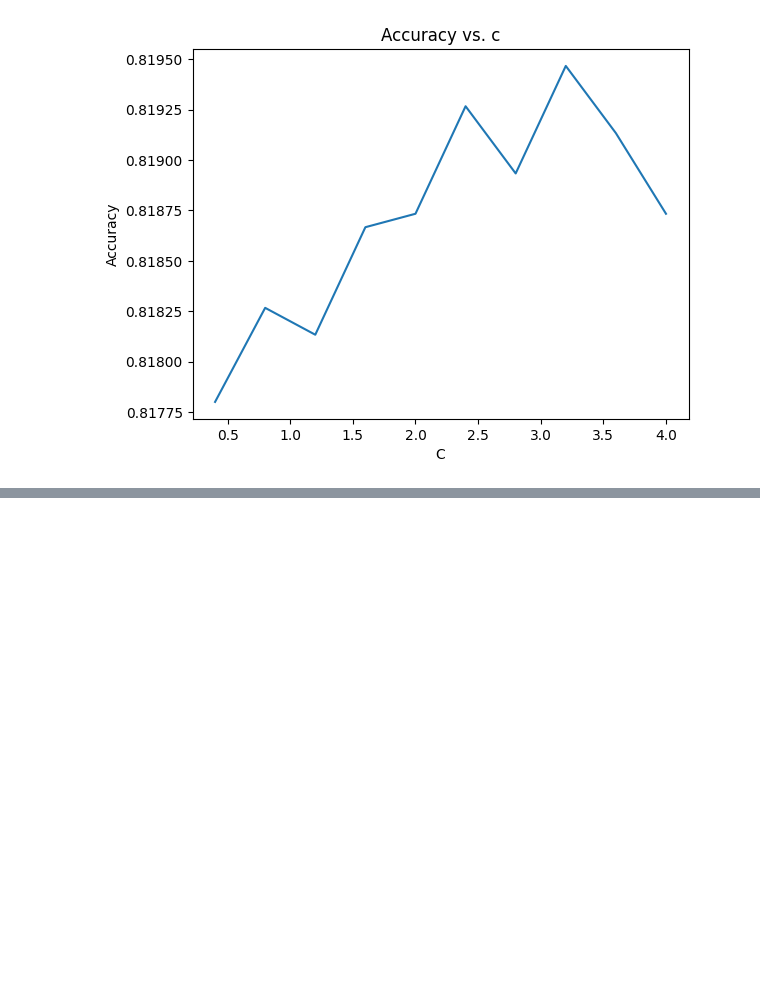
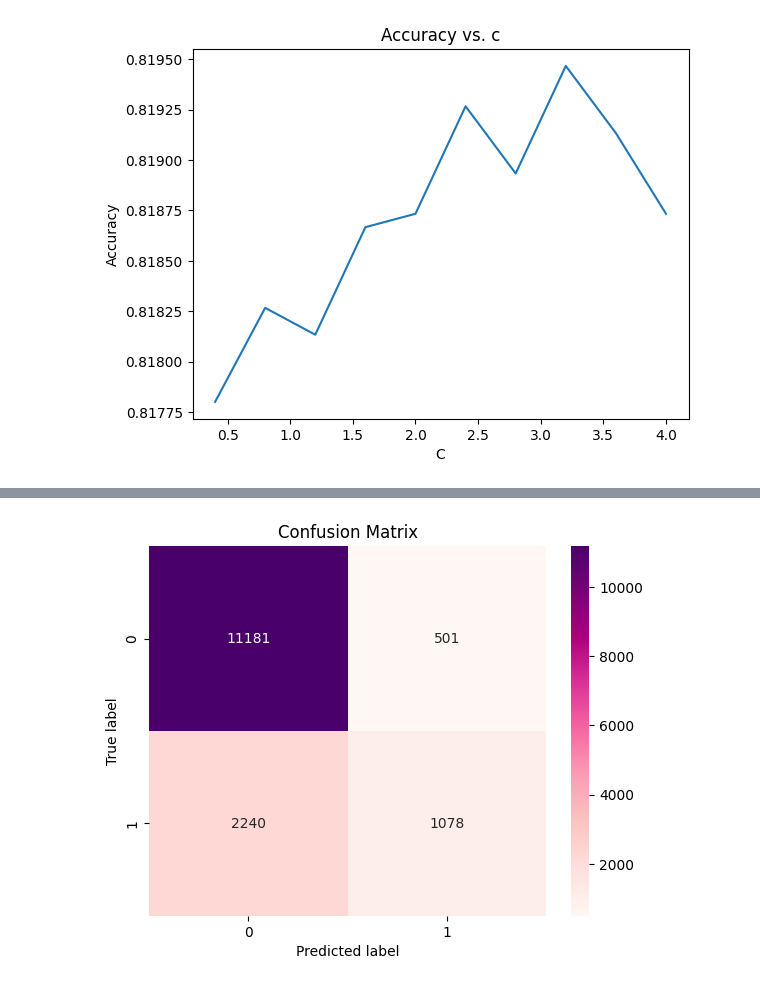
Before and after one commit to thestianchris/Data-Mine-Coursework, a Jupyter notebook: Part2.ipynb, the cells around one changed output, grey strips where cells are left out. Drawn from its saved outputs; the diff is of its cells as text; code cells hidden in the pictures; blank space fills up the shorter version.

```diff
--- a/Part2.ipynb
+++ b/Part2.ipynb
@@ -507,0 +568,7 @@ THEN MAKE 3 NEW BEST MODELS, THEN FIND BEST 1, THEN RUN IT BACK TURBO ON THE TES
+# %%
+from sklearn.metrics import classification_report
+
+#Get model predictions
+y_pred = best_ada_model.predict(x_test)
+
+print(classification_report(y_test, y_pred))
@@ -507,0 +584,15 @@ THEN MAKE 3 NEW BEST MODELS, THEN FIND BEST 1, THEN RUN IT BACK TURBO ON THE TES
+# %%
+ada_result_final = pd.DataFrame({'Actual': y_test, 'Predicted': y_pred})
+# %%
+#confusion matrix
+cm = confusion_matrix(ada_result_final['Actual'], ada_result_final['Predicted'])
+
+#heatmap from confusion matrix
+sns.heatmap(cm, annot=True, cmap='RdPu', fmt='g')
+
+plt.xlabel('Predicted label')
+plt.ylabel('True label')
+plt.title('Confusion Matrix')
+plt.show()
+# %% [output]
+[figure, added]
```
Also changed, not shown: parts of 10 cells of this notebook.
